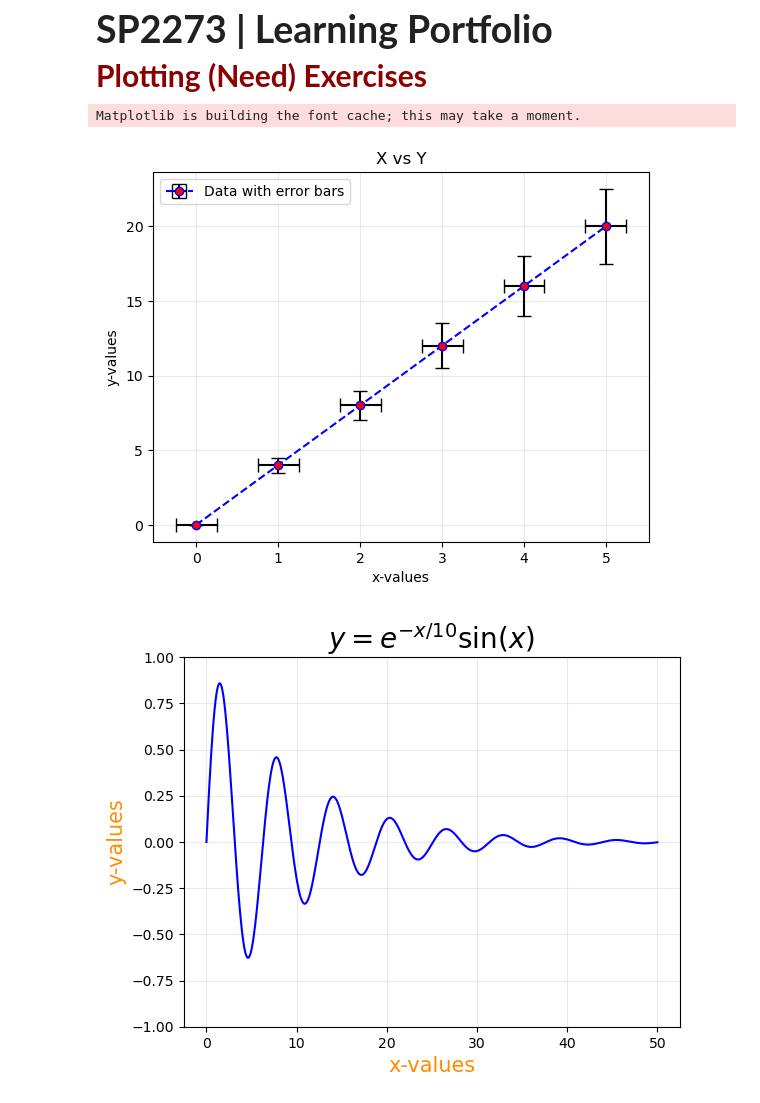
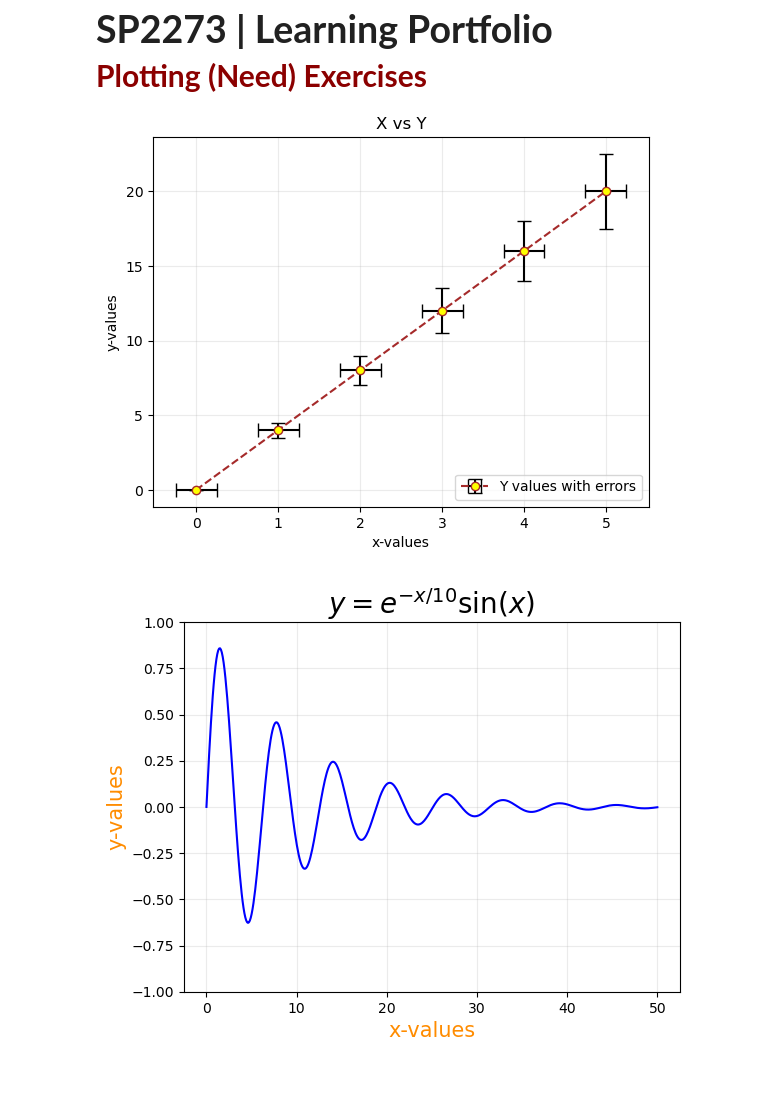
Before and after one commit to SPS-SP2273/learning-portfolio-Yunan05, a Jupyter notebook: 7.2_plotting__exercises/plotting_(need)_exercises.ipynb, the cells around one changed output. Drawn from its saved outputs; the diff is of its cells as text; code cells hidden in the pictures.

Commit message:
reviewed changed plot need

```diff
--- a/7.2_plotting__exercises/plotting_(need)_exercises.ipynb
+++ b/7.2_plotting__exercises/plotting_(need)_exercises.ipynb
@@ -3,26 +3,28 @@
 # %%
 import matplotlib.pyplot as plt
 
 x = [0, 1, 2, 3, 4, 5]
 y = [0, 4, 8, 12, 16, 20]
 y_err = [0.0, 0.5, 1.0, 1.5, 2.0, 2.5]
-x_err = .25
+x_err = 0.25
 
-plt.errorbar(x, y,
-             xerr=x_err, yerr=y_err,
-             color='blue', linestyle='--',
-             marker='o', markerfacecolor='red',
-             ecolor='black', capsize=5,
-             label='Data with error bars')
+plt.errorbar(
+    x, y,
+    xerr=x_err, yerr=y_err,
+    color='brown', linestyle='--',
+    marker='o', markerfacecolor='yellow',
+    ecolor='black', capsize=5,
+    label='Y values with errors'
+)
+
 plt.xlabel('x-values')
 plt.ylabel('y-values')
 plt.title('X vs Y')
 plt.grid(alpha=.25)
-plt.legend(loc='best')
+plt.legend(loc='lower right')
 plt.show()
 # %% [output]
-Matplotlib is building the font cache; this may take a moment.
-[figure, old version]
+[figure, new version]
 # %%
 import numpy as np
 import matplotlib.pyplot as plt
```
Also changed, not shown: 1 other file.
